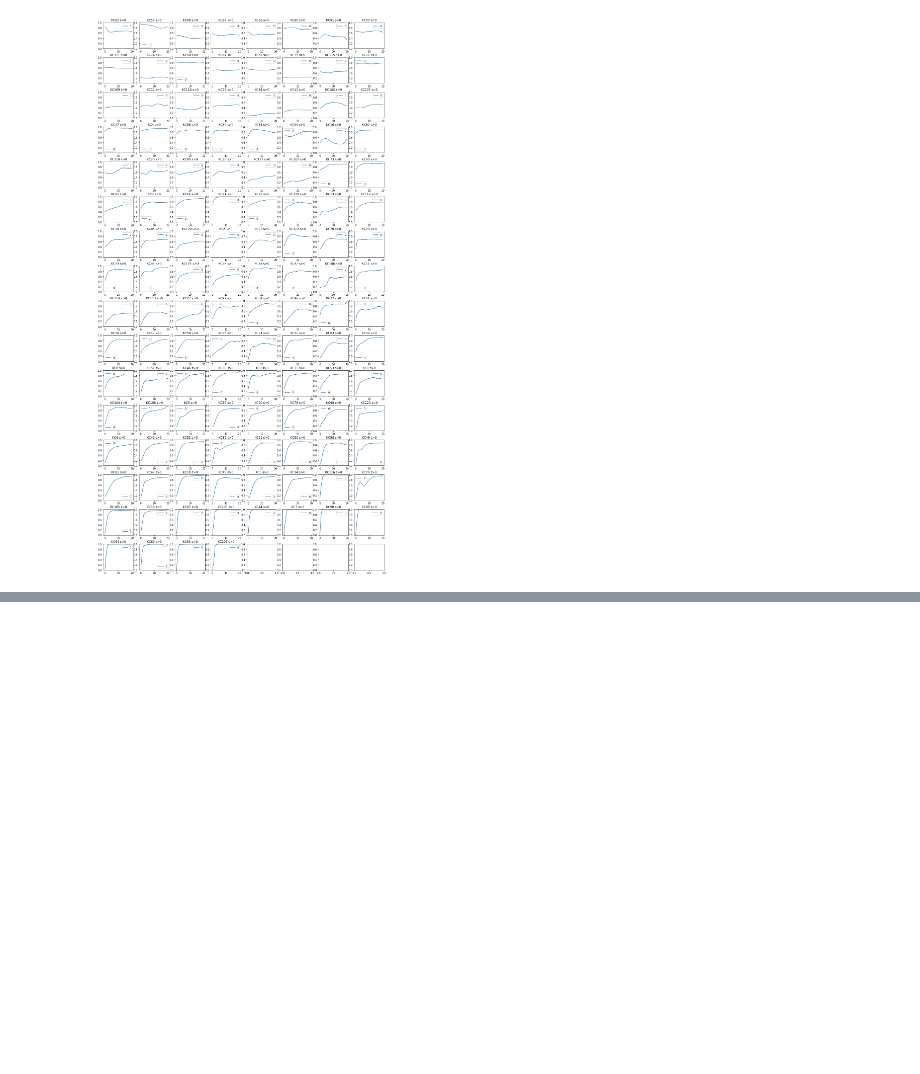
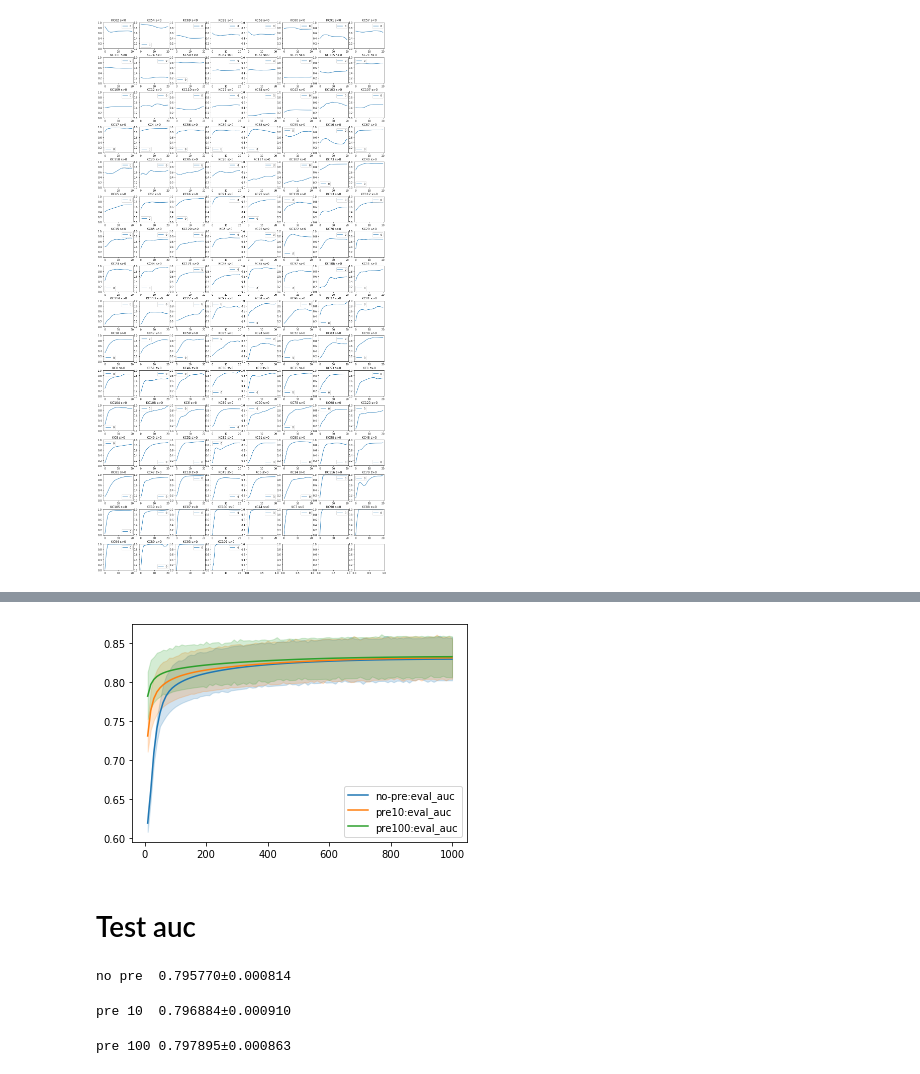
Before and after one commit to qqpann/KnowledgeTracing, a Jupyter notebook: notebook/Analyze_LayerStraitening.ipynb, the cells around one changed output, grey strips where cells are left out. Saved outputs shown, nothing was run; the diff lists cells and outputs as text; code cells hidden in the pictures; blank space fills up the shorter version.

```diff
--- a/notebook/Analyze_LayerStraitening.ipynb
+++ b/notebook/Analyze_LayerStraitening.ipynb
@@ -107,0 +231,31 @@ plt.show()
+# %%
+show_learning_curve('no-pre', 0, report_no_straighten['indicator'], config)
+show_learning_curve('pre10', 0, report_straighten['indicator'], config)
+show_learning_curve('pre100', 0, report_straighten_pre100['indicator'], config)
+plt.show()
+# %% [output]
+[figure, added]
+# %% [markdown]
+# Test auc
+# %%
+# no pre
+s = pd.Series([0.795603,0.797074,0.795955,0.795035,0.795182])
+print('no pre', end='\t')
+print(f'{s.mean():.6f}±{s.std():.6f}')
+# s.describe()
+# %% [output]
+no pre  0.795770±0.000814
+# %%
+# pre 10 straighten
+s = pd.Series([0.796907,0.798236,0.79668,0.796917,0.795682])
+print('pre 10', end='\t')
+print(f'{s.mean():.6f}±{s.std():.6f}')
+# %% [output]
+pre 10  0.796884±0.000910
+# %%
+# pre 100 straighten
+s = pd.Series([f[0] for f in report_straighten_pre100['indicator']['test_auc'].values()])
+print('pre 100', end='\t')
+print(f'{s.mean():.6f}±{s.std():.6f}')
+# %% [output]
+pre 100 0.797895±0.000863
```
Also changed, not shown: parts of 9 cells of this notebook.
